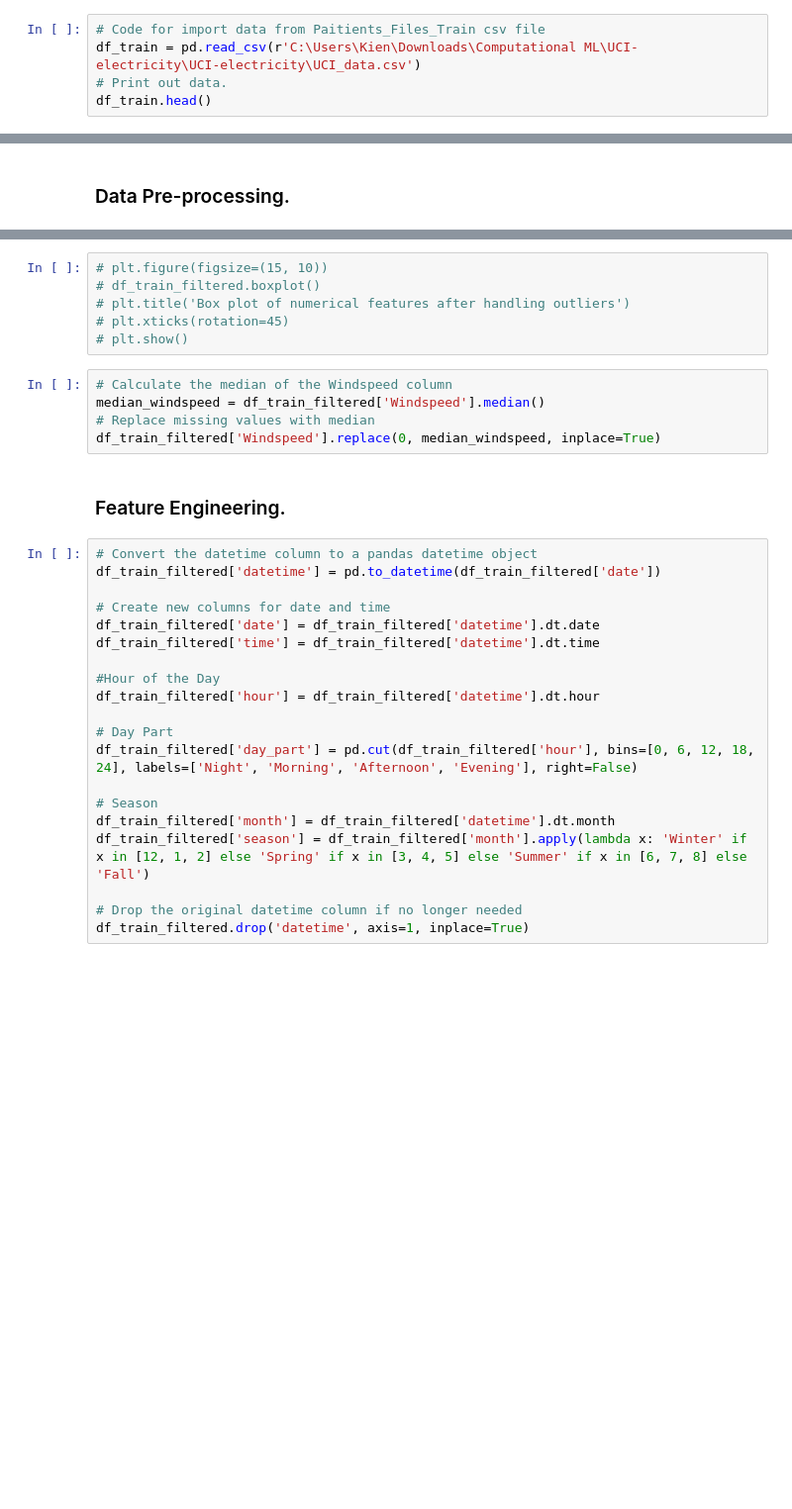
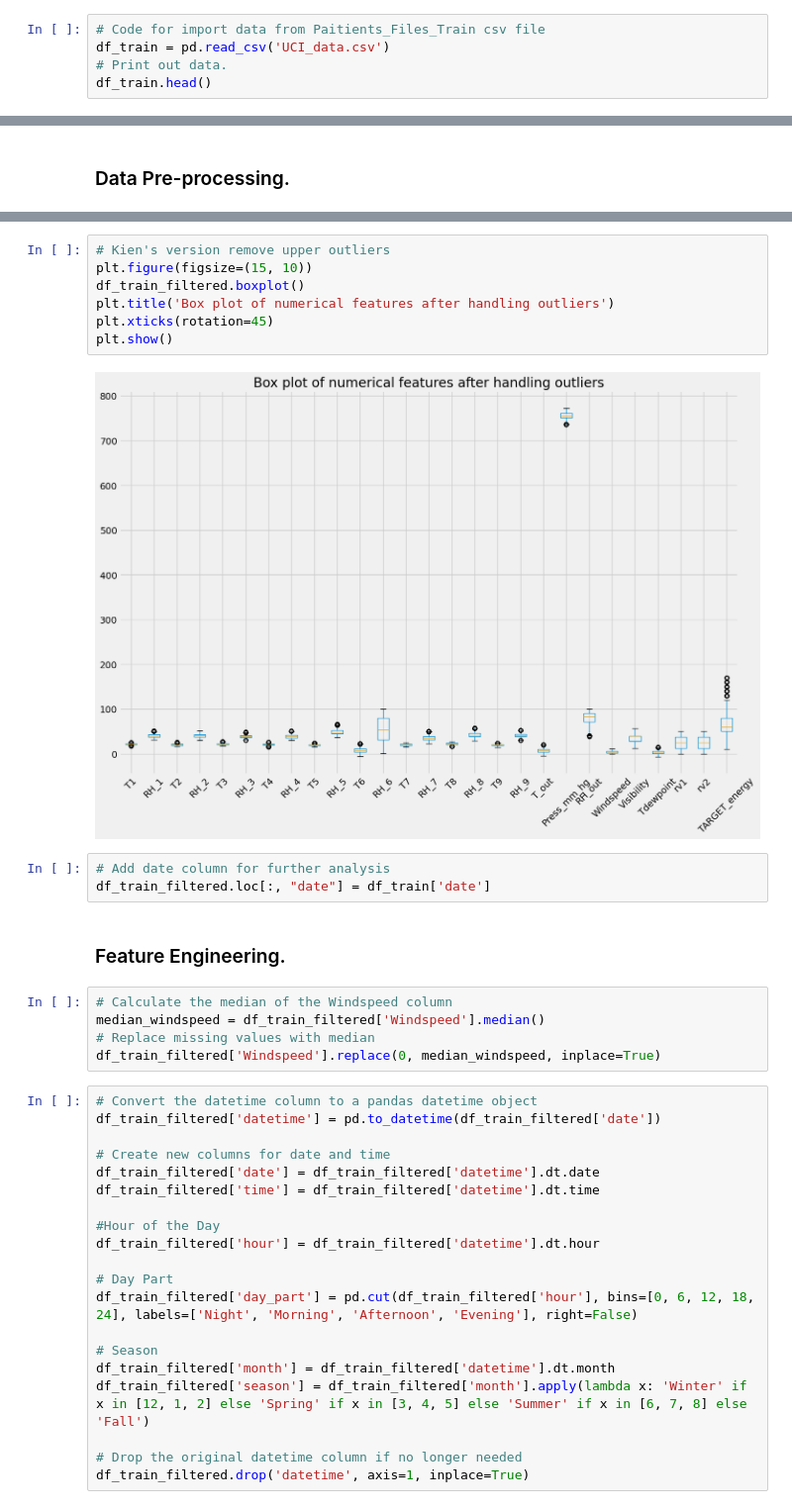
Before and after one commit to trungkien15work/COSC3013_Assignment_2, a Jupyter notebook: A2_CODE.ipynb, the cells around one changed output, grey strips where cells are left out. Shown at 99% size. Saved outputs shown, nothing was run; the diff lists cells and outputs as text; blank space fills up the shorter version.

```diff
--- a/A2_CODE.ipynb
+++ b/A2_CODE.ipynb
@@ -40,7 +40,7 @@ pd.options.display.max_rows = 4000
 ### Import data and check for null values.
 # %%
 # Code for import data from Paitients_Files_Train csv file
-df_train = pd.read_csv(r'C:\Users\Kien\Downloads\Computational ML\UCI-electricity\UCI-electricity\UCI_data.csv')
+df_train = pd.read_csv('UCI_data.csv')
 # Print out data.
 df_train.head()
 # %% [output]
@@ -124,16 +149,22 @@ df_train_filtered = df_train[mask]
 # %%
-# plt.figure(figsize=(15, 10))
-# df_train_filtered.boxplot()
-# plt.title('Box plot of numerical features after handling outliers')
-# plt.xticks(rotation=45)
-# plt.show()
+# Kien's version remove upper outliers
+plt.figure(figsize=(15, 10))
+df_train_filtered.boxplot()
+plt.title('Box plot of numerical features after handling outliers')
+plt.xticks(rotation=45)
+plt.show()
+# %% [output]
+[figure, added]
+# %%
+# Add date column for further analysis
+df_train_filtered.loc[:, "date"] = df_train['date']
+# %% [markdown]
+### Feature Engineering.
 # %%
 # Calculate the median of the Windspeed column
 median_windspeed = df_train_filtered['Windspeed'].median()
 # Replace missing values with median
 df_train_filtered['Windspeed'].replace(0, median_windspeed, inplace=True)
-# %% [markdown]
-### Feature Engineering.
 # %%
 # Convert the datetime column to a pandas datetime object
 df_train_filtered['datetime'] = pd.to_datetime(df_train_filtered['date'])
```
Also changed, not shown: parts of 24 cells of this notebook, 1 other file.
